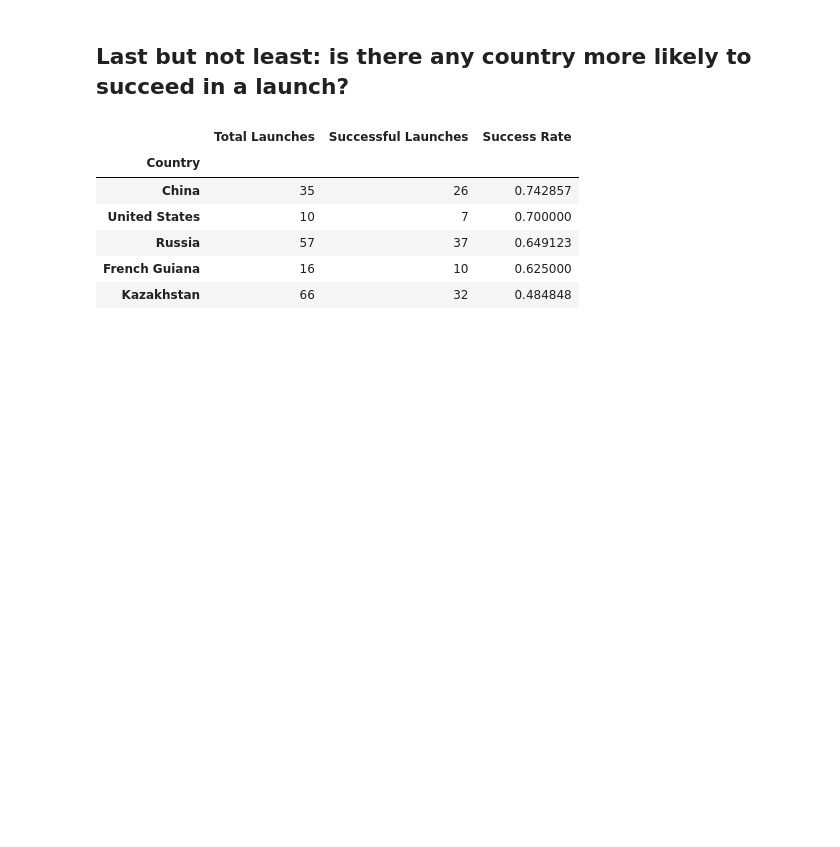
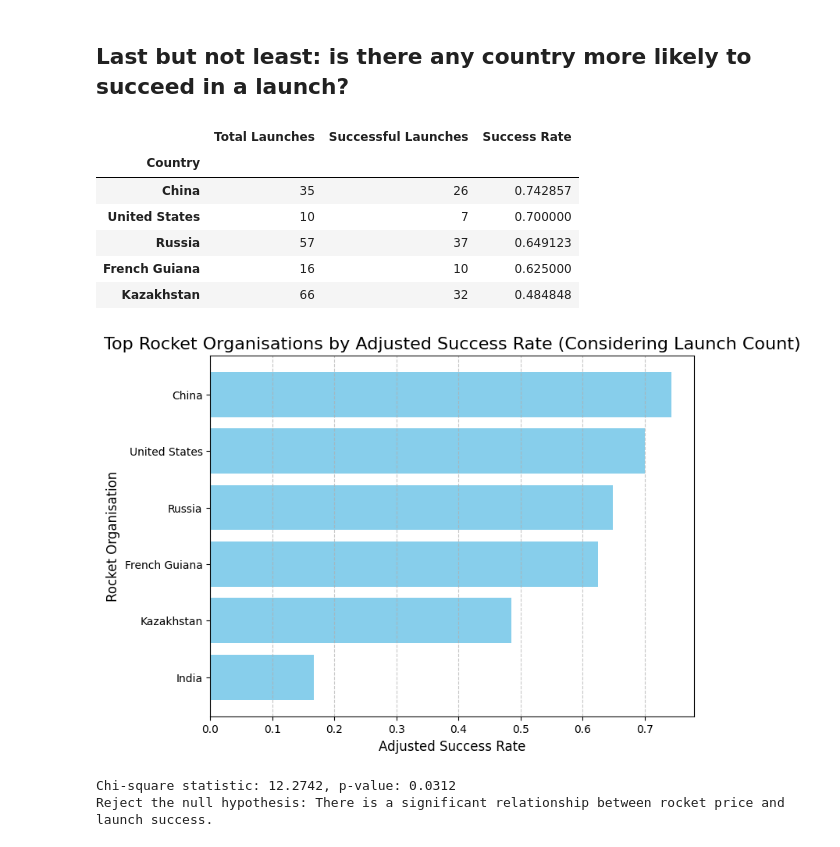
Before and after one commit to bernardodemelo/Rocket-Launch-Analysis, a Jupyter notebook: trabalho.ipynb, the cells around one changed output. Drawn from its saved outputs; the diff is of its cells as text; code cells hidden in the pictures; blank space fills up the shorter version.

```diff
--- a/trabalho.ipynb
+++ b/trabalho.ipynb
@@ -228,7 +330,7 @@ plt.show()
 ## Last but not least: is there any country more likely to succeed in a launch?
 # %%
 success_rate = (
-    df_balanced.groupby('Country')['Success_Binary']
+    df_balanced.groupby('Country')['Success Binary']
     .agg(['count', 'sum', 'mean'])
     .rename(columns={'count': 'Total Launches', 'sum': 'Successful Launches', 'mean': 'Success Rate'})
 )
@@ -246,3 +348,32 @@ success_rate.head()
 | Russia | 57 | 37 | 0.649123 |
 | French Guiana | 16 | 10 | 0.625000 |
 | Kazakhstan | 66 | 32 | 0.484848 |
+# %%
+plt.figure(figsize=(8, 6))
+plt.barh(success_rate.index, success_rate['Success Rate'], color='skyblue')
+plt.gca().invert_yaxis()
+plt.title('Top Rocket Organisations by Adjusted Success Rate (Considering Launch Count)', fontsize=16)
+plt.xlabel('Adjusted Success Rate', fontsize=12)
+plt.ylabel('Rocket Organisation', fontsize=12)
+plt.grid(axis='x', linestyle='--', alpha=0.7)
+plt.show()
+# %% [output]
+[figure, added]
+# %%
+# Create a contingency table
+contingency_table = pd.crosstab(df_balanced['Country'], df_balanced['Success Binary'])
+
+# Perform the test
+chi2, p, dof, expected = chi2_contingency(contingency_table)
+
+print(f"Chi-square statistic: {chi2:.4f}, p-value: {p:.4f}")
+
+# Interpret the results
+alpha = 0.05
+if p < alpha:
+    print("Reject the null hypothesis: There is a significant relationship between rocket price and launch success.")
+else:
+    print("Fail to reject the null hypothesis: There is no significant relationship between rocket price and launch success.")
+# %% [output]
+Chi-square statistic: 12.2742, p-value: 0.0312
+Reject the null hypothesis: There is a significant relationship between rocket price and launch success.
```
Also changed, not shown: parts of 19 cells of this notebook, 1 other file.
